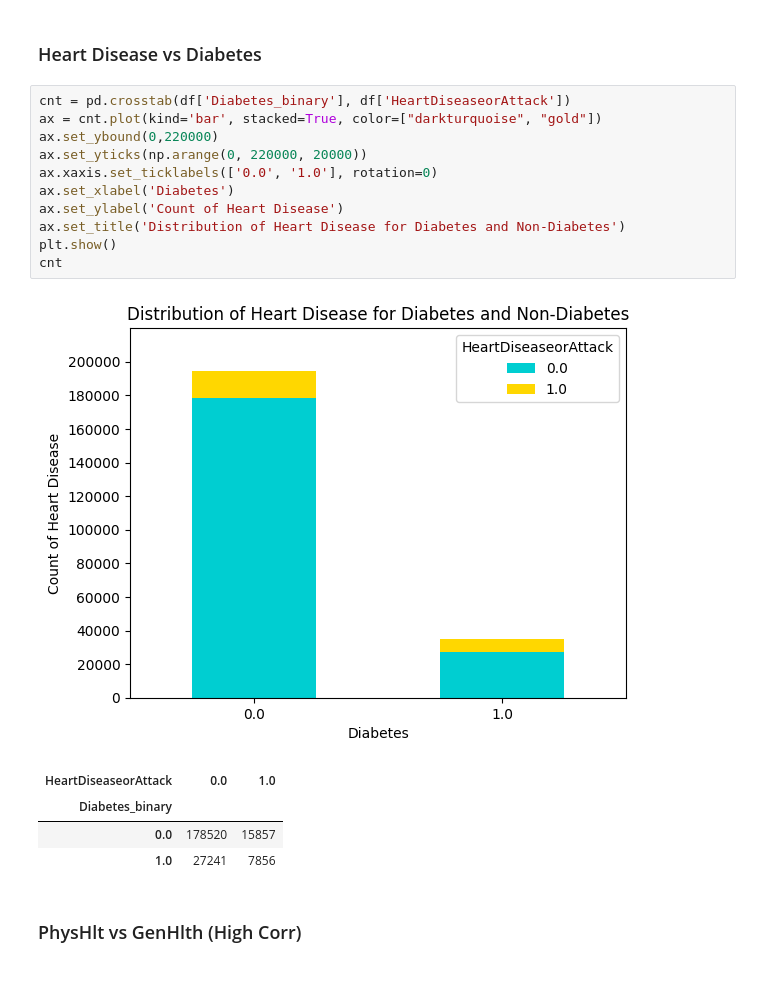
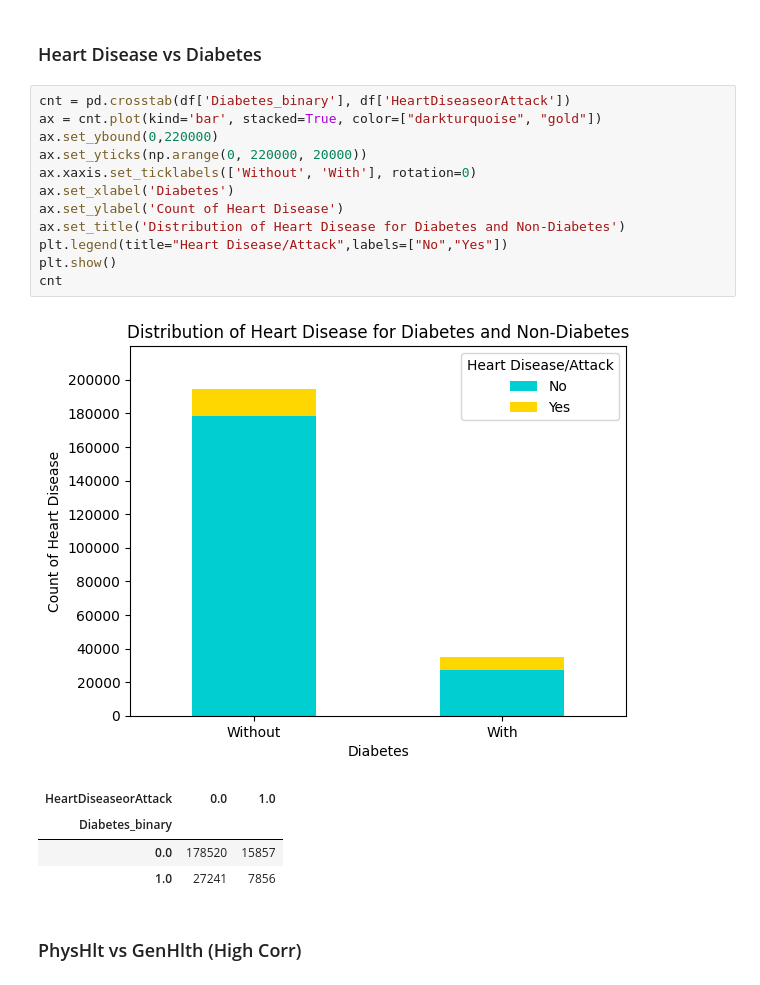
Before and after one commit to Youcheng9/Diabetes_classifier01, a Jupyter notebook: Diabetes.ipynb, the cells around one changed output. Saved outputs shown, nothing was run; the diff lists cells and outputs as text.

```diff
--- a/Diabetes.ipynb
+++ b/Diabetes.ipynb
@@ -454,16 +438,17 @@ plt.show()
 # %%
 cnt = pd.crosstab(df['Diabetes_binary'], df['HeartDiseaseorAttack'])
 ax = cnt.plot(kind='bar', stacked=True, color=["darkturquoise", "gold"])
 ax.set_ybound(0,220000)
 ax.set_yticks(np.arange(0, 220000, 20000))
-ax.xaxis.set_ticklabels(['0.0', '1.0'], rotation=0)
+ax.xaxis.set_ticklabels(['Without', 'With'], rotation=0)
 ax.set_xlabel('Diabetes')
 ax.set_ylabel('Count of Heart Disease')
 ax.set_title('Distribution of Heart Disease for Diabetes and Non-Diabetes')
+plt.legend(title="Heart Disease/Attack",labels=["No","Yes"])
 plt.show()
 cnt
 # %% [output]
-[figure, old version]
+[figure, new version]
 | HeartDiseaseorAttack | 0.0 | 1.0 |
 | Diabetes_binary |  |  |
 | 0.0 | 178520 | 15857 |
```
Also changed, not shown: parts of 11 cells of this notebook.
